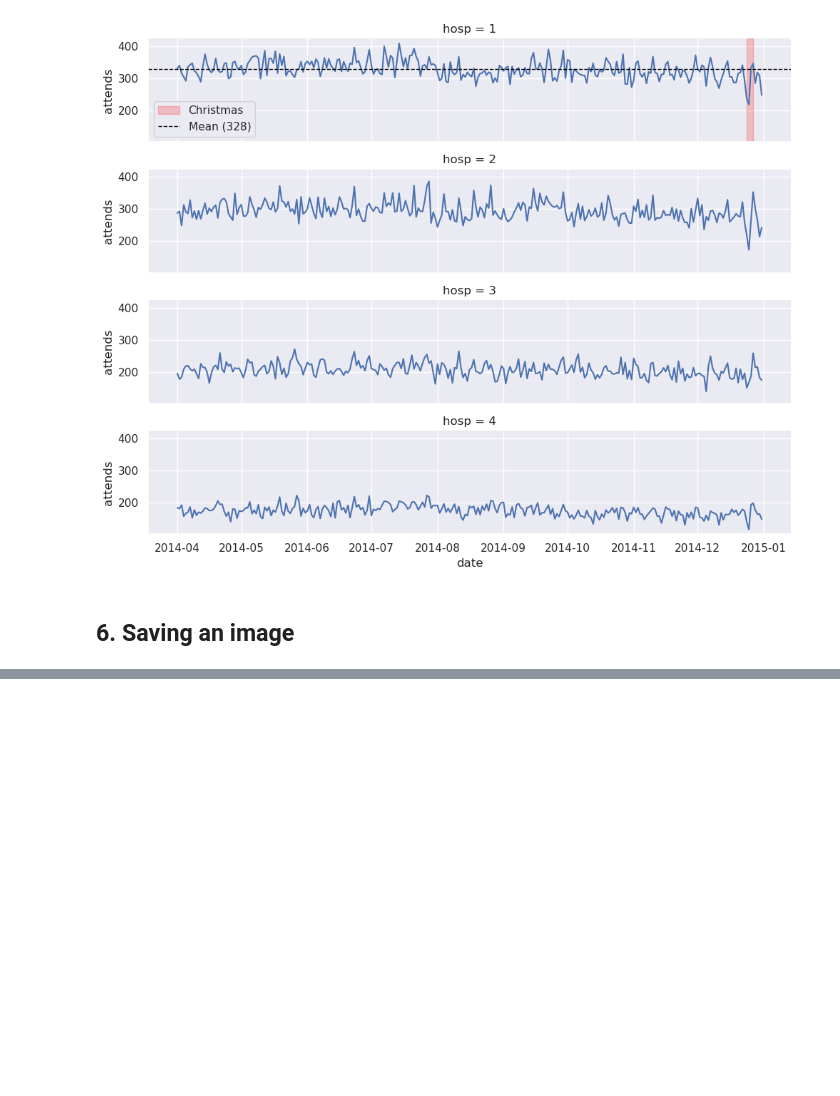
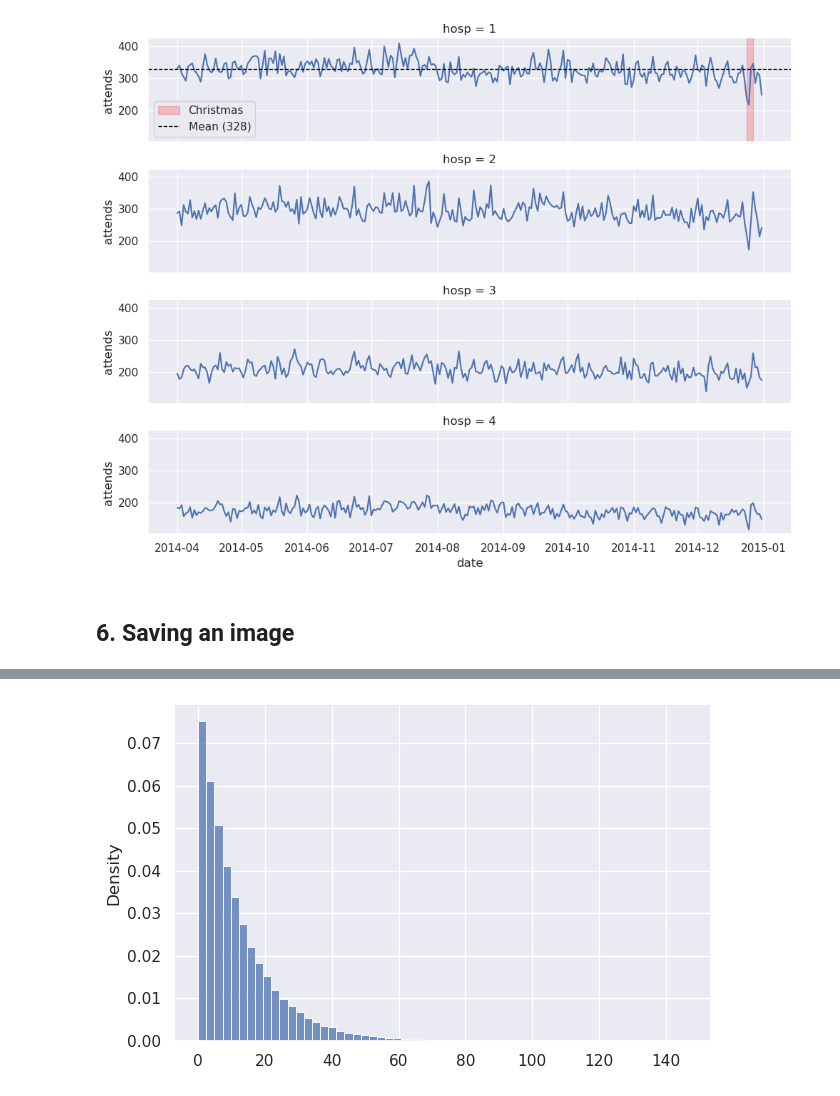
Before and after one commit to health-data-science-OR/hpdm171, a Jupyter notebook: week_09/09_seaborn.ipynb, the cells around one changed output, grey strips where cells are left out. Saved outputs shown, nothing was run; the diff lists cells and outputs as text; code cells hidden in the pictures; blank space fills up the shorter version.

Commit message:
feat(week9); added displot example

```diff
--- a/week_09/09_seaborn.ipynb
+++ b/week_09/09_seaborn.ipynb
@@ -348,0 +358,16 @@ g.savefig("attendances.png", dpi=300, bbox_inches="tight")
+# %%
+# 1. simulation
+rng = np.random.default_rng(42)
+samples = rng.exponential(scale=12, size=100_000)
+
+# 2. seaborn automatically creates a histogram for you
+g = sns.displot(
+    x=samples,
+    kind='hist',
+    stat="density",   # use count for absolute no. samples
+    bins=60,
+    height=4,
+    aspect=1.6
+)
+# %% [output]
+[figure, added]
```
Also changed, not shown: parts of 5 cells of this notebook.
